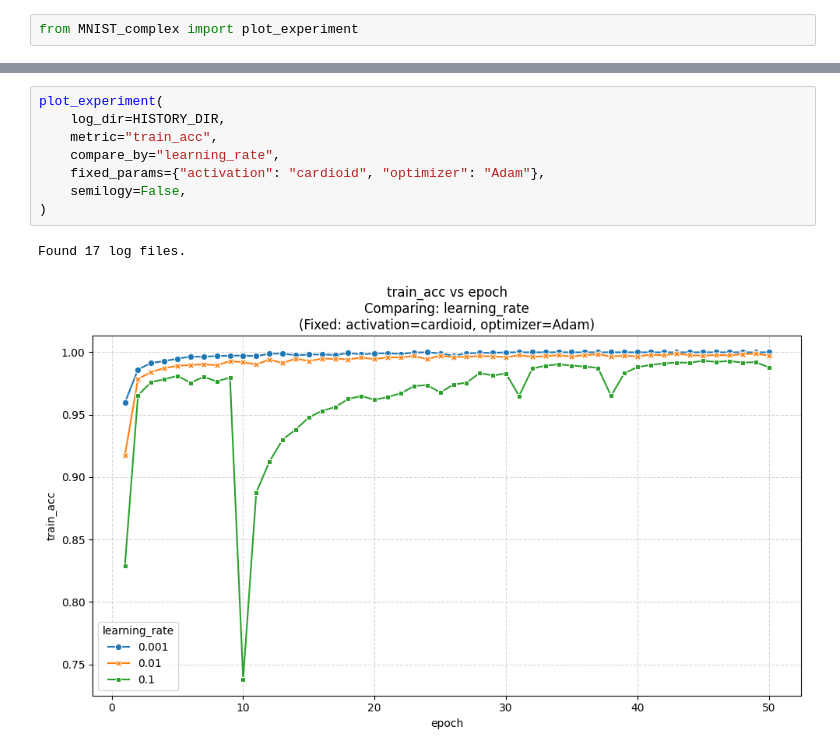
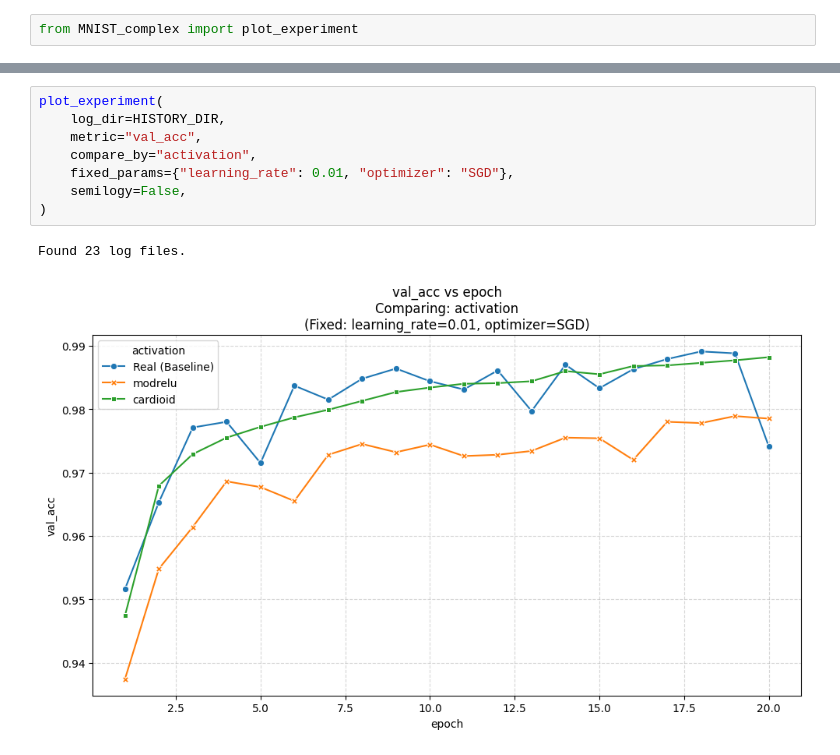
Before and after one commit to sjeastwood/CMPT981_CVNN, a Jupyter notebook: MNIST_plots.ipynb, the cells around one changed output, grey strips where cells are left out. Saved outputs shown, nothing was run; the diff lists cells and outputs as text.

```diff
--- a/MNIST_plots.ipynb
+++ b/MNIST_plots.ipynb
@@ -27,11 +72,11 @@ Found 17 log files.
 # %%
 plot_experiment(
     log_dir=HISTORY_DIR,
-    metric="train_acc",
-    compare_by="learning_rate",
-    fixed_params={"activation": "cardioid", "optimizer": "Adam"},
+    metric="val_acc",
+    compare_by="activation",
+    fixed_params={"learning_rate": 0.01, "optimizer": "SGD"},
     semilogy=False,
 )
 # %% [output]
-Found 17 log files.
+Found 23 log files.
-[figure, old version]
+[figure, new version]
```
Also changed, not shown: parts of 7 cells of this notebook, 5 other files.
